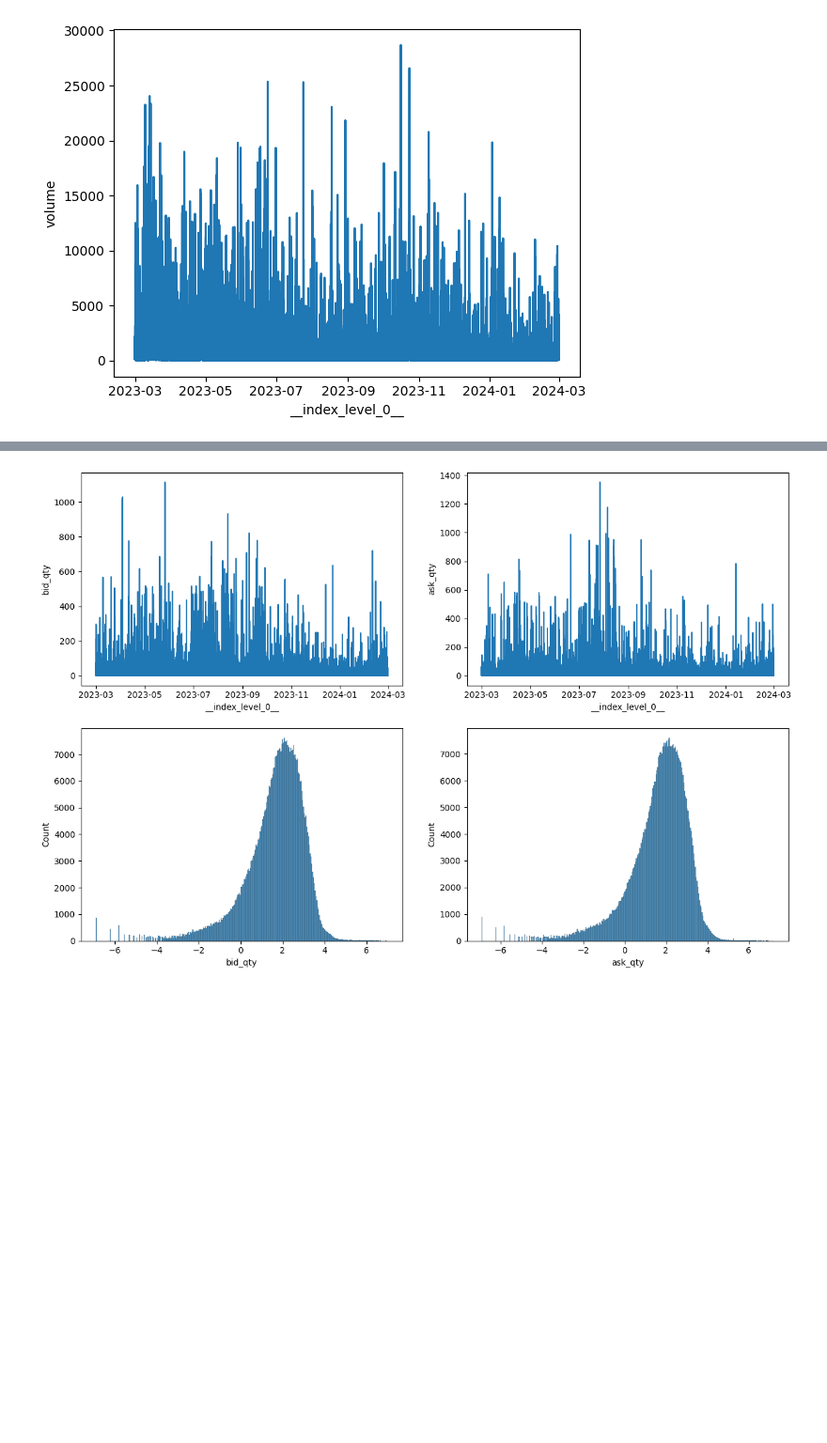
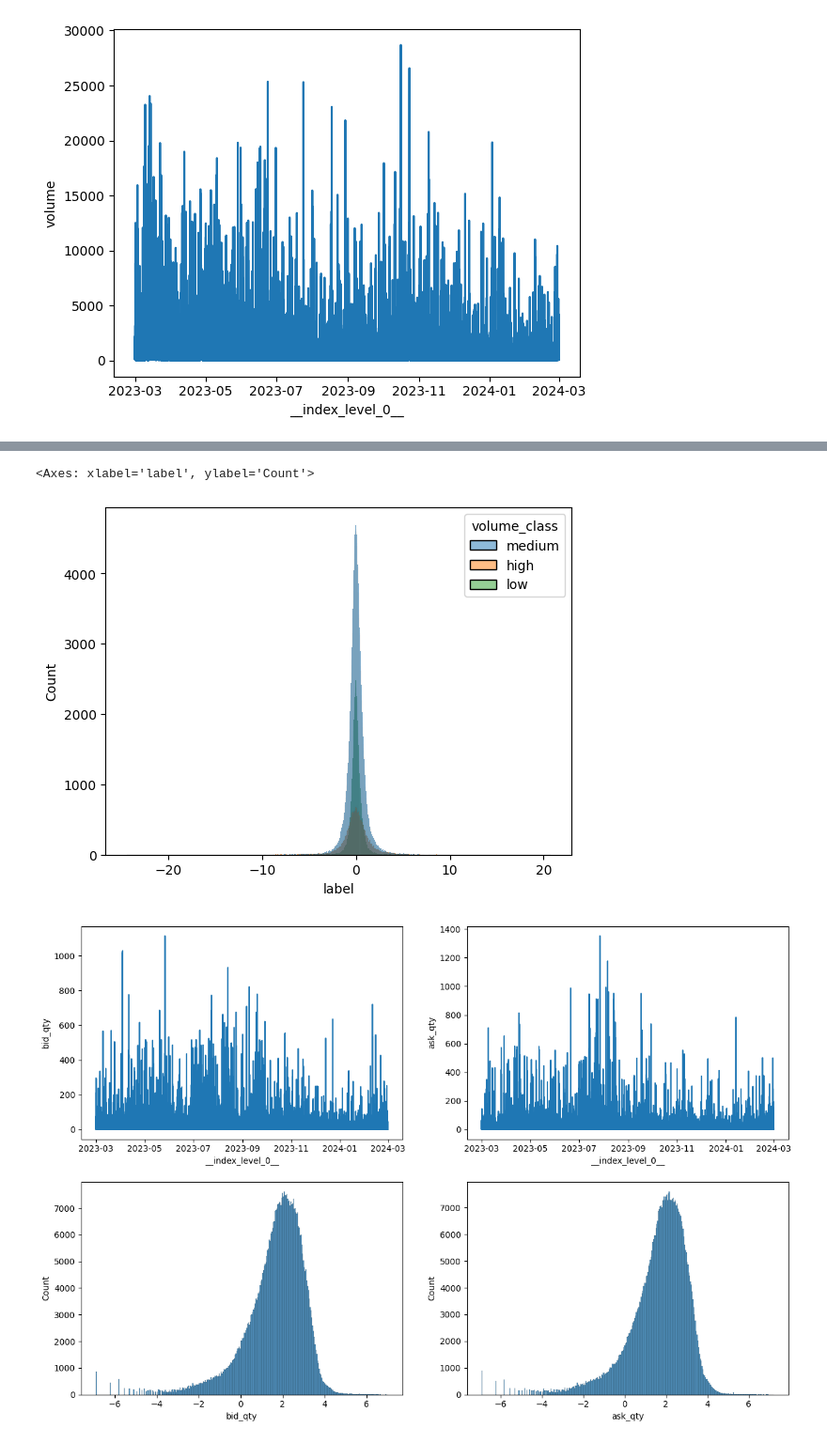
Before and after one commit to justpqa/drw-crypto-market-prediction, a Jupyter notebook: eda.ipynb, the cells around one changed output, grey strips where cells are left out. Shown at 94% size. Cells and saved outputs as stored; diff of their text form; code cells hidden in the pictures; blank space fills up the shorter version.

```diff
--- a/eda.ipynb
+++ b/eda.ipynb
@@ -682,3 +686,12 @@ sns.histplot(data = volume_over_time, x = "volume")
+# %%
+low_volume = np.exp(4)
+high_volume = np.exp(6)
+volume_over_time = train_df.select(["__index_level_0__", "volume", "label"]).collect().to_pandas()
+volume_over_time["volume_class"] = volume_over_time["volume"].apply(lambda x: "low" if x < low_volume else ("high" if x > high_volume else "medium"))
+sns.histplot(data=volume_over_time, x="label", hue="volume_class")
+# %% [output]
+<Axes: xlabel='label', ylabel='Count'>
+[figure, added]
 # %%
 bid_ask_over_time = train_df.select(["__index_level_0__", "bid_qty", "ask_qty"]).collect().to_pandas()
 fig, ax = plt.subplots(figsize=(15, 10), nrows = 2, ncols = 2)
```
Also changed, not shown: parts of 21 cells of this notebook, 3 other files.
